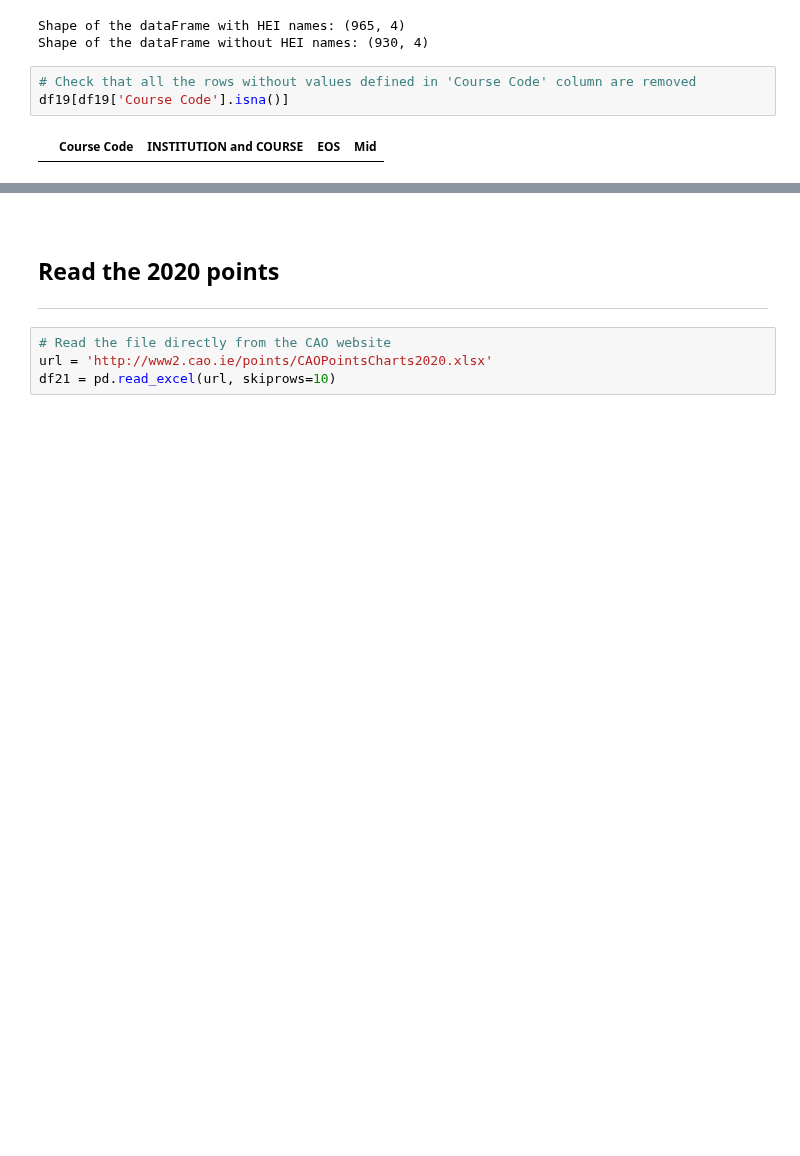
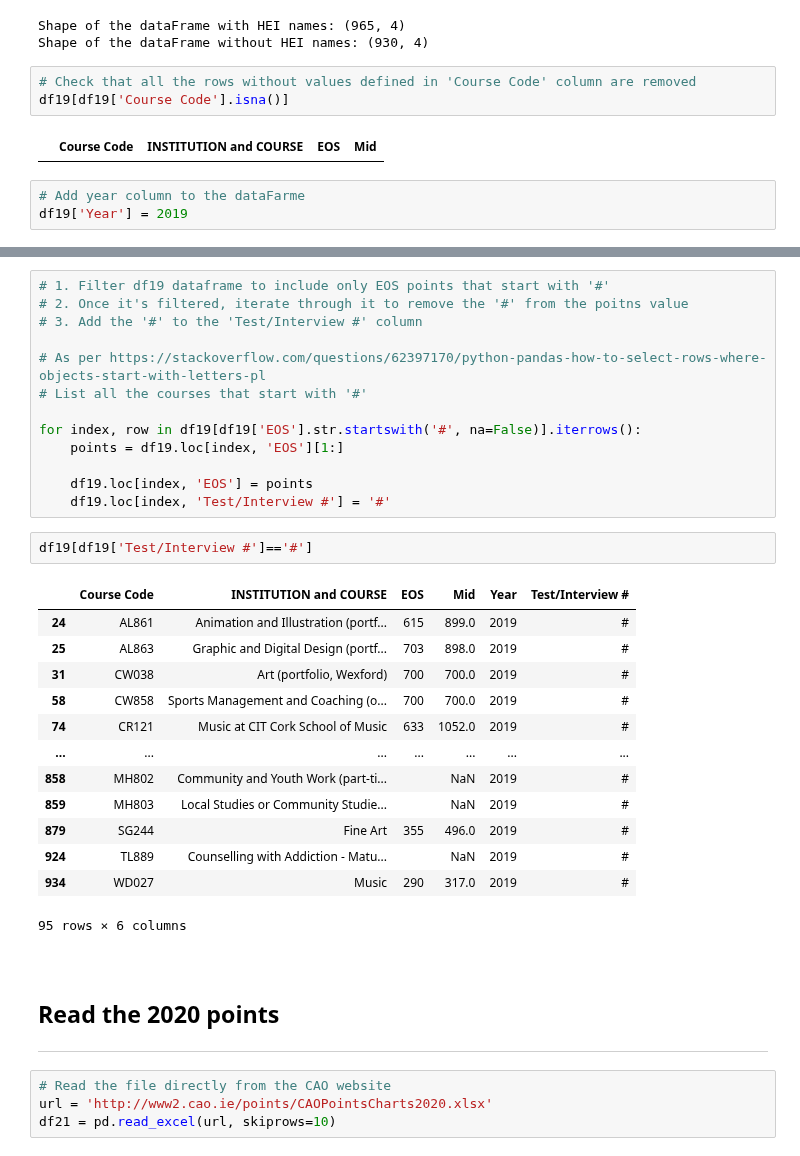
Before and after one commit to przemekbil/FoDA_2021, a Jupyter notebook: cao.ipynb, the cells around one changed output, grey strips where cells are left out. Saved outputs shown, nothing was run; the diff lists cells and outputs as text; blank space fills up the shorter version.

Commit message:
df19 dataframe cleaned: Column names changed to match df20, # symbol removed from the points values

```diff
--- a/cao.ipynb
+++ b/cao.ipynb
@@ -118,3 +118,6 @@ Shape of the dataFrame without HEI names: (930, 4)
 df19[df19['Course Code'].isna()]
 # %% [output]
 |  | Course Code | INSTITUTION and COURSE | EOS | Mid |
+# %%
+# Add year column to the dataFarme
+df19['Year'] = 2019
@@ -121,3 +140,32 @@ df19[df19['Course Code'].isna()]
+# %%
+# 1. Filter df19 dataframe to include only EOS points that start with '#'
+# 2. Once it's filtered, iterate through it to remove the '#' from the poitns value
+# 3. Add the '#' to the 'Test/Interview #' column
+
+# As per https://stackoverflow.com/questions/62397170/python-pandas-how-to-select-rows-where-objects-start-with-letters-pl
+# List all the courses that start with '#'
+
+for index, row in df19[df19['EOS'].str.startswith('#', na=False)].iterrows():
+    points = df19.loc[index, 'EOS'][1:]
+
+    df19.loc[index, 'EOS'] = points
+    df19.loc[index, 'Test/Interview #'] = '#'
+# %%
+df19[df19['Test/Interview #']=='#']
+# %% [output]
+|  | Course Code | INSTITUTION and COURSE | EOS | Mid | Year | Test/Interview # |
+| 24 | AL861 | Animation and Illustration (portf... | 615 | 899.0 | 2019 | # |
+| 25 | AL863 | Graphic and Digital Design (portf... | 703 | 898.0 | 2019 | # |
+| 31 | CW038 | Art (portfolio, Wexford) | 700 | 700.0 | 2019 | # |
+| 58 | CW858 | Sports Management and Coaching (o... | 700 | 700.0 | 2019 | # |
+| 74 | CR121 | Music at CIT Cork School of Music | 633 | 1052.0 | 2019 | # |
+| ... | ... | ... | ... | ... | ... | ... |
+| 858 | MH802 | Community and Youth Work (part-ti... |  | NaN | 2019 | # |
+| 859 | MH803 | Local Studies or Community Studie... |  | NaN | 2019 | # |
+| 879 | SG244 | Fine Art | 355 | 496.0 | 2019 | # |
+| 924 | TL889 | Counselling with Addiction - Matu... |  | NaN | 2019 | # |
+| 934 | WD027 | Music | 290 | 317.0 | 2019 | # |
+95 rows × 6 columns
 # %% [markdown]
 <br>
 
```
Also changed, not shown: parts of 3 cells of this notebook, 4 other files.
